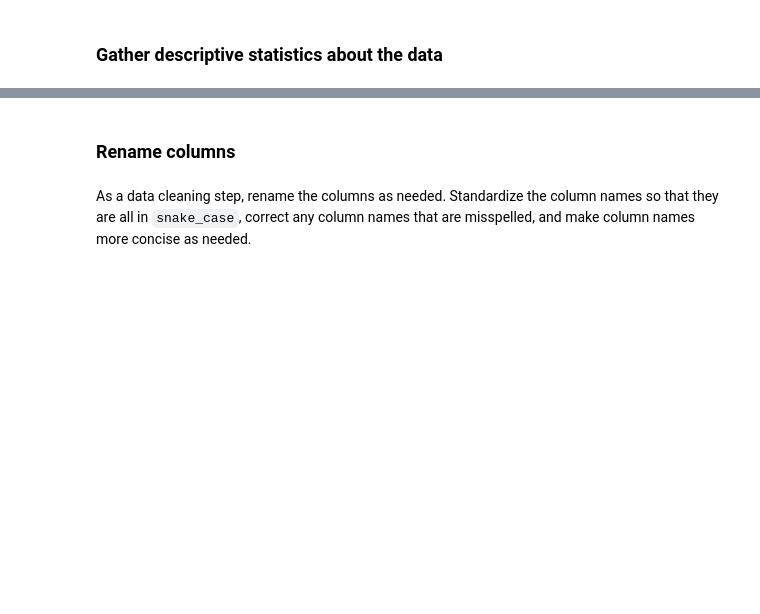
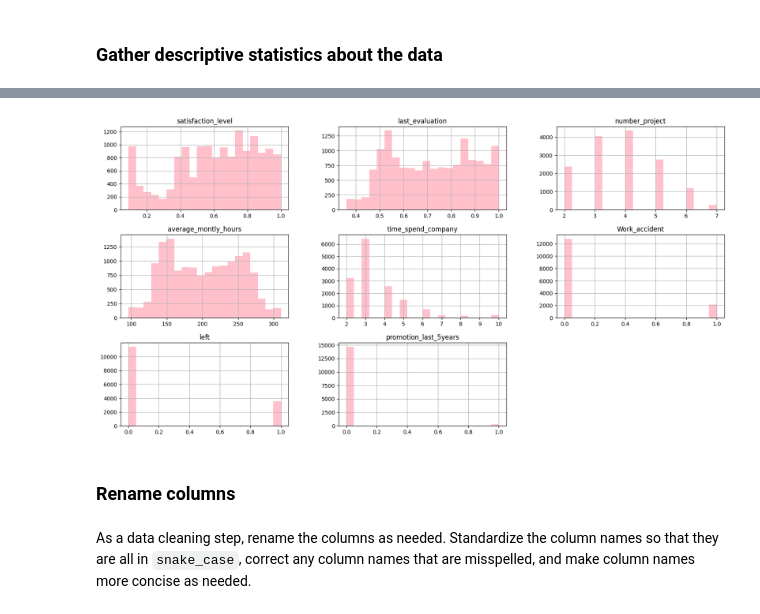
Before and after one commit to mkopanik/Capstone-Project-ML-HR-Analytics, a Jupyter notebook: Activity_ Course 7 Salifort Motors project lab.ipynb, the cells around one changed output, grey strips where cells are left out. Drawn from its saved outputs; the diff is of its cells as text; code cells hidden in the pictures; blank space fills up the shorter version.

```diff
--- a/Activity_ Course 7 Salifort Motors project lab.ipynb
+++ b/Activity_ Course 7 Salifort Motors project lab.ipynb
@@ -74,9 +103,9 @@ salary|The employee's salary (U.S. dollars)
 # RUN THIS CELL TO IMPORT YOUR DATA.
 
 # Load dataset into a dataframe
-### YOUR CODE HERE ###
-df0 = pd.read_csv("HR_capstone_dataset.csv")
+# file name changed because working with locally downloaded file
+df0 = pd.read_csv("HR_comma_sep.csv")
 
 
 # Display first few rows of the dataframe
-### YOUR CODE HERE ###
+df0.head(5)
@@ -98,3 +162,8 @@ df0 = pd.read_csv("HR_capstone_dataset.csv")
+# %%
+df0.hist(bins=20, figsize=(20,10), color='pink')
+plt.show()
+# %% [output]
+[figure, added]
 # %% [markdown]
 ### Rename columns
 # %% [markdown]
```
Also changed, not shown: parts of 17 cells of this notebook.
